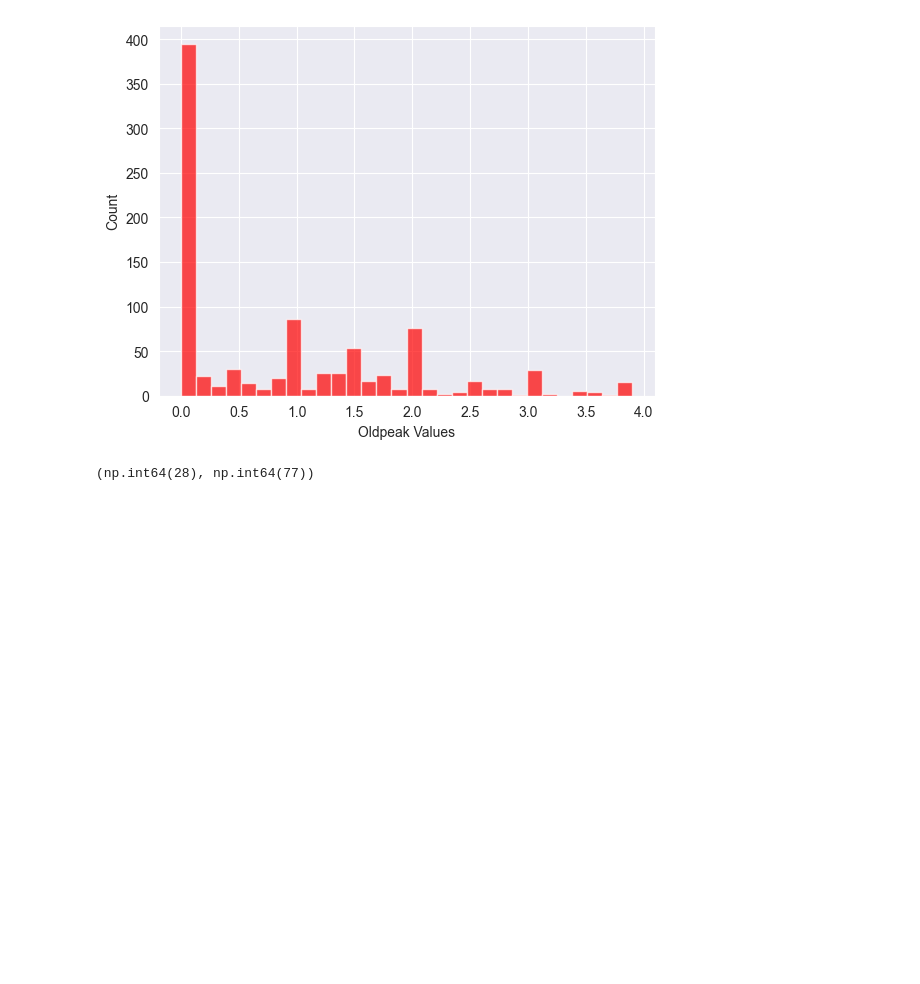
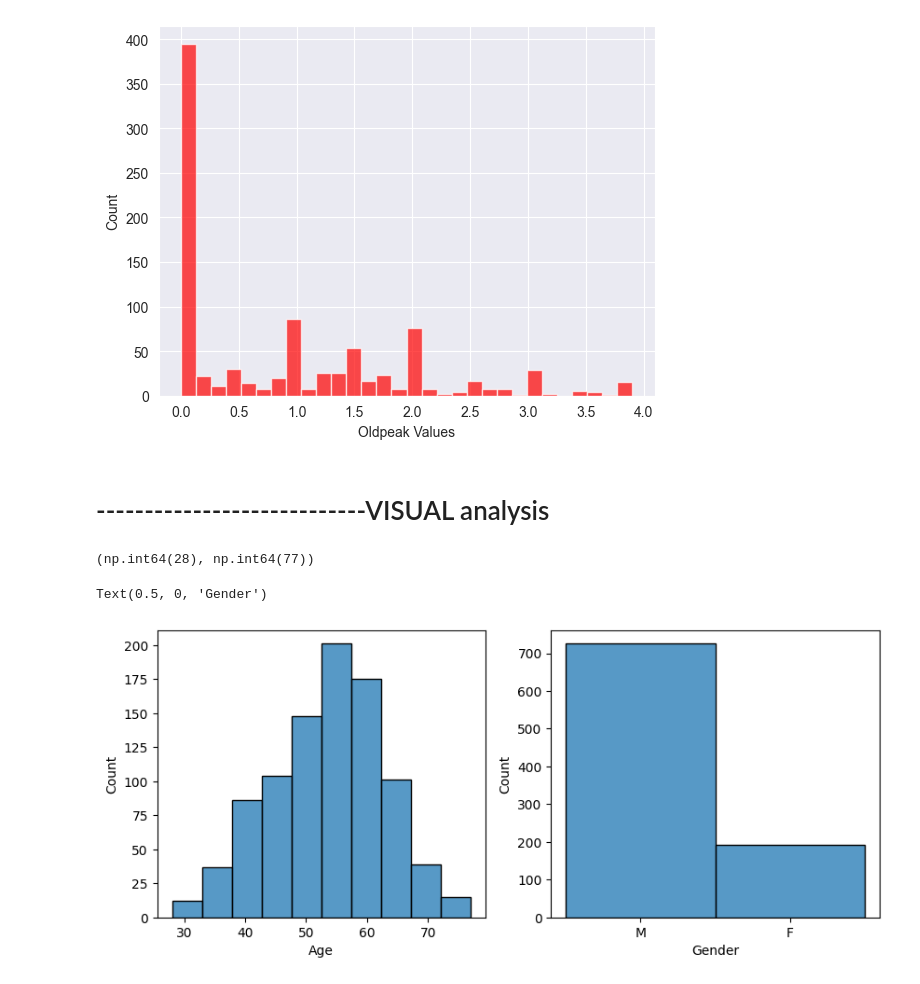
Before and after one commit to kartik23-2/EXploratorydataAnalysis, a Jupyter notebook: heart.ipynb, the cells around one changed output. Saved outputs shown, nothing was run; the diff lists cells and outputs as text; code cells hidden in the pictures; blank space fills up the shorter version.

```diff
--- a/heart.ipynb
+++ b/heart.ipynb
@@ -172,7 +219,18 @@ plt.ylabel('Count')
 # %% [output]
 Text(0, 0.5, 'Count')
 [figure]
+# %% [markdown]
+# ----------------------------VISUAL analysis
 # %%
 df['Age'].min(), df['Age'].max()
 # %% [output]
 (np.int64(28), np.int64(77))
+# %%
+fig,axes = plt.subplots(1,2, figsize=(10,4))     # to create 2x2 subplots
+#using axes for plotting
+sns.histplot(data=df, x='Age', bins=10, ax=axes[0])
+sns.histplot(data=df, x='Sex', ax=axes[1])
+axes[1].set_xlabel('Gender')
+# %% [output]
+Text(0.5, 0, 'Gender')
+[figure, added]
```
Also changed, not shown: parts of 17 cells of this notebook.
